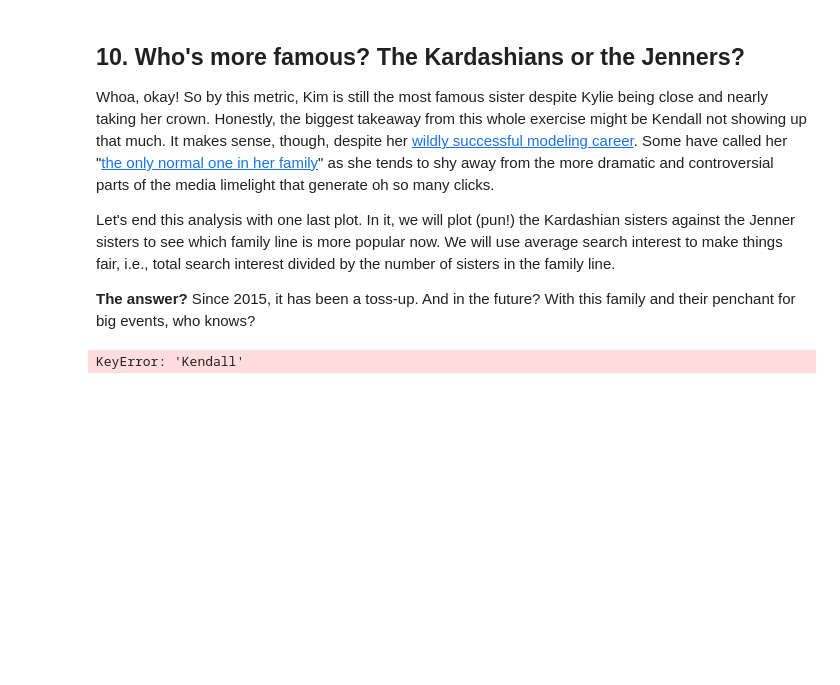
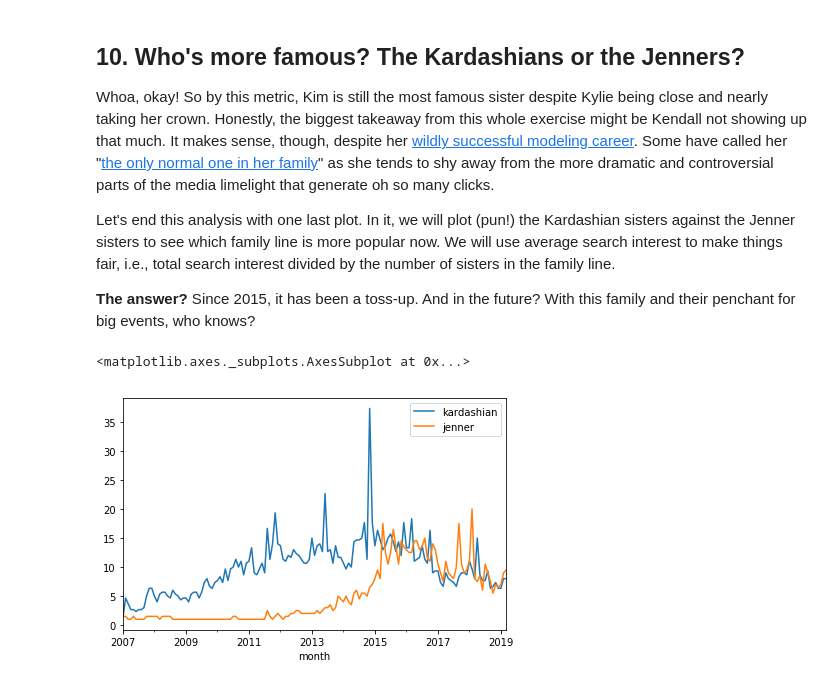
Before and after one commit to datasheng/csc460-hw-JeffreyUmanzor, a Jupyter notebook: HW5/Comparing Search Interest with Google Trends/notebook.ipynb, the cells around one changed output. Drawn from its saved outputs; the diff is of its cells as text; code cells hidden in the pictures; blank space fills up the shorter version.

```diff
--- a/HW5/Comparing Search Interest with Google Trends/notebook.ipynb
+++ b/HW5/Comparing Search Interest with Google Trends/notebook.ipynb
@@ -198,12 +198,14 @@ rolling_trends.plot()
 # %%
 # Average search interest for each family line
 # ... YOUR CODE FOR TASK 10 ...
 trends['kardashian'] = (trends['kim'] + trends['khloe'] + trends['kourtney']) / 3
 # ... YOUR CODE FOR TASK 10 ...
-trends['jenner'] = (trends['Kendall'] + trends['Kylie']) / 2
-family_trends = trends[['month', 'kardashian', 'jenner']]
+trends['jenner'] = (trends['kendall'] + trends['kylie']) / 2
+
+family_trends = trends[['kardashian', 'jenner']]
 # Plot average family line search interest vs. month
 family_trends.plot()
 # ... YOUR CODE FOR TASK 10 ...
 # %% [output]
-KeyError: 'Kendall'
+<matplotlib.axes._subplots.AxesSubplot at 0x...>
+[figure, added]
```
